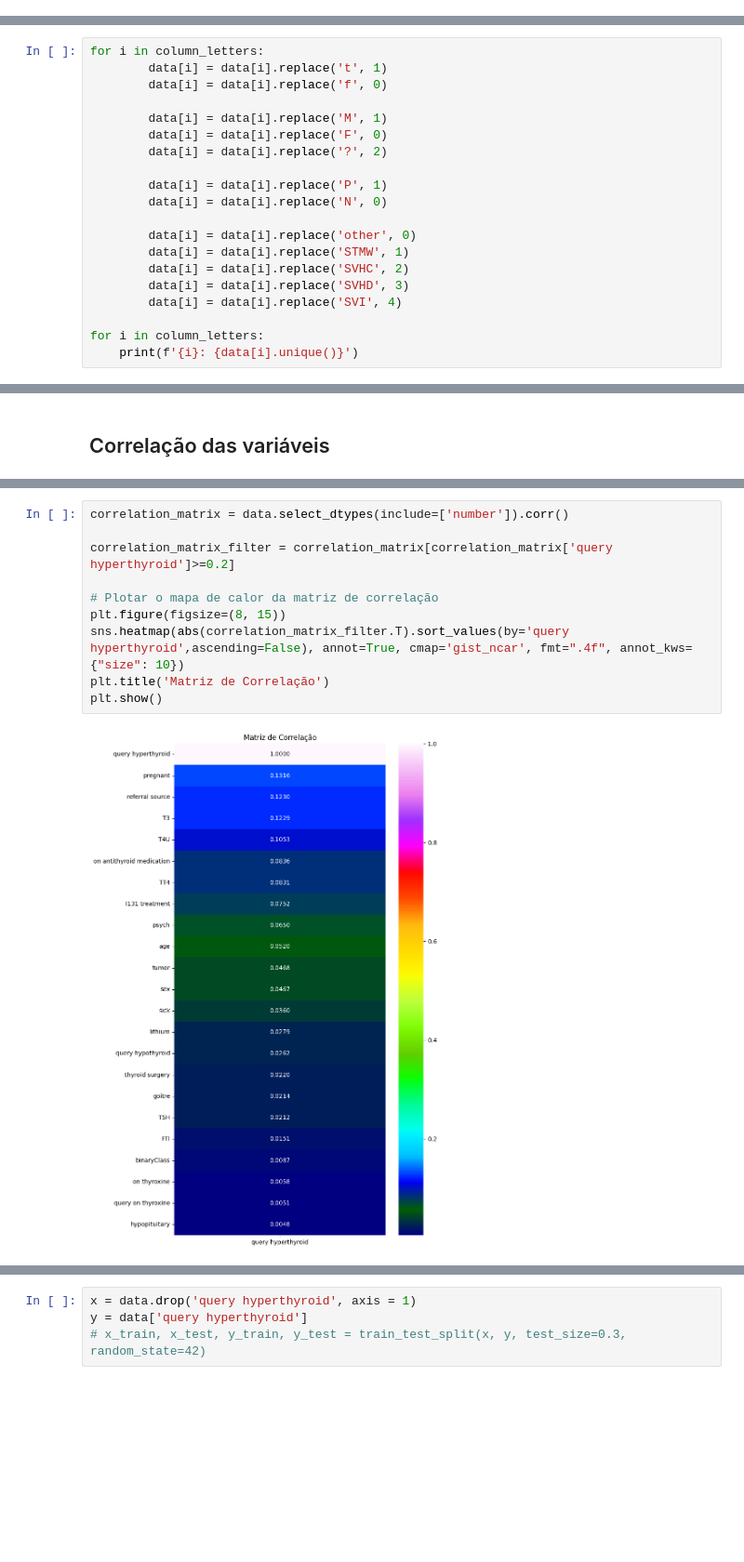
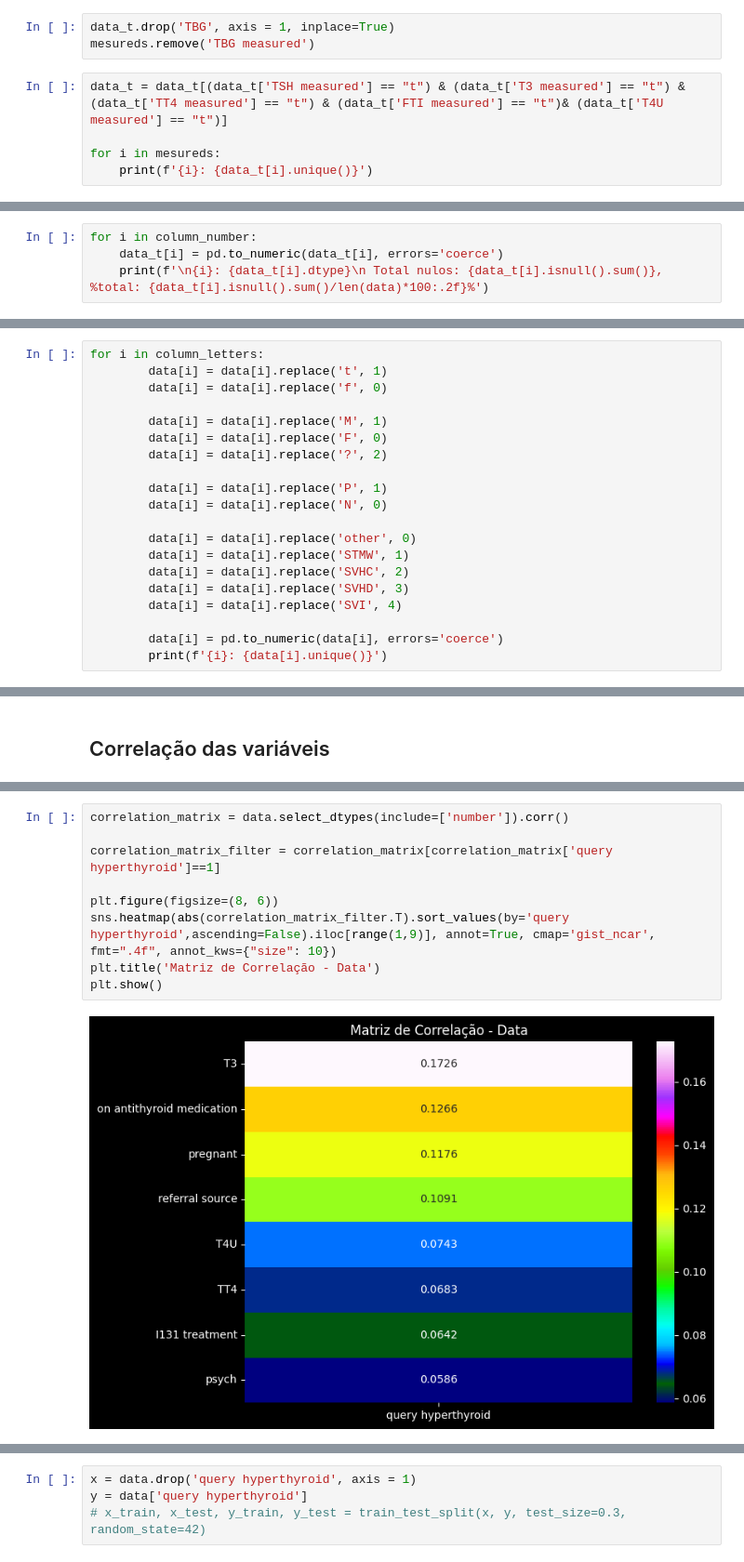
Before and after one commit to marinappdf/projetos-EBAC, a Jupyter notebook: Projeto Final/pred-hipertiroidismo.ipynb, the cells around one changed output, grey strips where cells are left out. Shown at 93% size. Cells and saved outputs as stored; diff of their text form; blank space fills up the shorter version.

```diff
--- a/Projeto Final/pred-hipertiroidismo.ipynb
+++ b/Projeto Final/pred-hipertiroidismo.ipynb
@@ -318,0 +344,8 @@ Feito então, substitui nulos dos numéricos, corrigi outlieres, agora é a vez
+# %%
+data_t.drop('TBG', axis = 1, inplace=True)
+mesureds.remove('TBG measured')
+# %%
+data_t = data_t[(data_t['TSH measured'] == "t") & (data_t['T3 measured'] == "t") & (data_t['TT4 measured'] == "t") & (data_t['FTI measured'] == "t")& (data_t['T4U measured'] == "t")]
+
+for i in mesureds:
+    print(f'{i}: {data_t[i].unique()}')
@@ -318,0 +360,4 @@ Feito então, substitui nulos dos numéricos, corrigi outlieres, agora é a vez
+# %%
+for i in column_number:
+    data_t[i] = pd.to_numeric(data_t[i], errors='coerce')
+    print(f'\n{i}: {data_t[i].dtype}\n Total nulos: {data_t[i].isnull().sum()}, %total: {data_t[i].isnull().sum()/len(data)*100:.2f}%')
@@ -372,8 +477,8 @@ for i in column_letters:
         data[i] = data[i].replace('SVHD', 3)
         data[i] = data[i].replace('SVI', 4)
 
-for i in column_letters:
-    print(f'{i}: {data[i].unique()}')
+        data[i] = pd.to_numeric(data[i], errors='coerce')
+        print(f'{i}: {data[i].unique()}')
 # %% [output]
 sex: [0 1 2]
 on thyroxine: [0 1]
@@ -409,12 +530,11 @@ seguem os valores de correlçao para a variável alvo, no mapa de cor eles estã
 # %%
 correlation_matrix = data.select_dtypes(include=['number']).corr()
 
-correlation_matrix_filter = correlation_matrix[correlation_matrix['query hyperthyroid']>=0.2]
+correlation_matrix_filter = correlation_matrix[correlation_matrix['query hyperthyroid']==1]
 
-# Plotar o mapa de calor da matriz de correlação
-plt.figure(figsize=(8, 15))
-sns.heatmap(abs(correlation_matrix_filter.T).sort_values(by='query hyperthyroid',ascending=False), annot=True, cmap='gist_ncar', fmt=".4f", annot_kws={"size": 10})
-plt.title('Matriz de Correlação')
+plt.figure(figsize=(8, 6))
+sns.heatmap(abs(correlation_matrix_filter.T).sort_values(by='query hyperthyroid',ascending=False).iloc[range(1,9)], annot=True, cmap='gist_ncar', fmt=".4f", annot_kws={"size": 10})
+plt.title('Matriz de Correlação - Data')
 plt.show()
 # %% [output]
-[figure, old version]
+[figure, new version]
```
Also changed, not shown: parts of 85 cells of this notebook.
